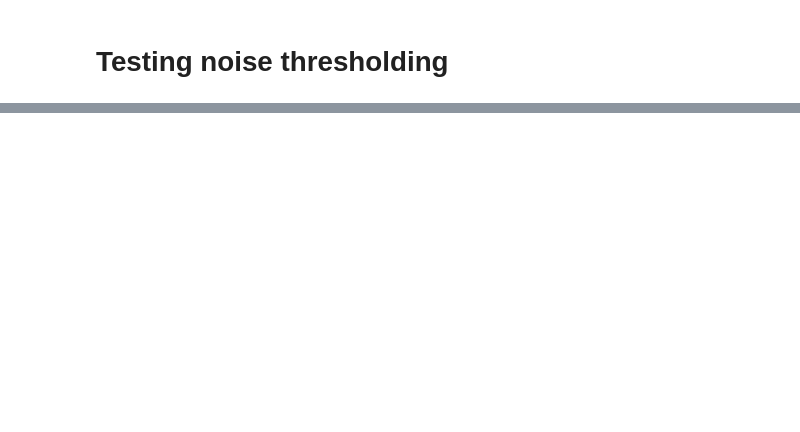
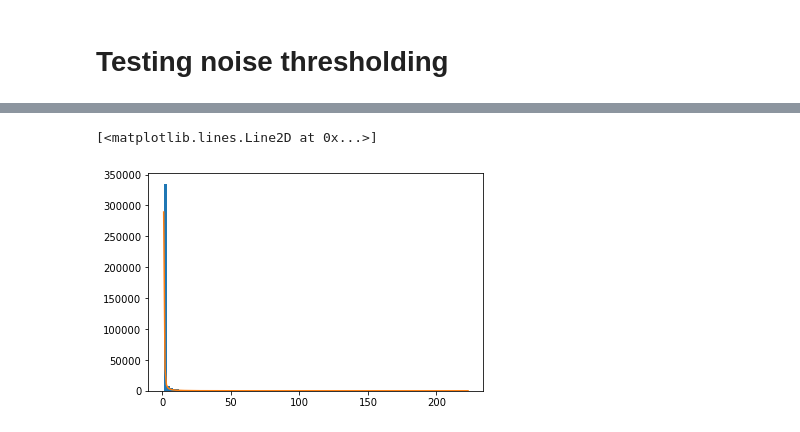
Before and after one commit to tcontrer/trackingplane, a Jupyter notebook: test_notebooks/sipmstudy_energy.ipynb, the cells around one changed output, grey strips where cells are left out. Cells and saved outputs as stored; diff of their text form; code cells hidden in the pictures; blank space fills up the shorter version.

```diff
--- a/test_notebooks/sipmstudy_energy.ipynb
+++ b/test_notebooks/sipmstudy_energy.ipynb
@@ -677,0 +844,7 @@ print_fit_energy(fe)
+# %%
+count = sipm_response.pivot_table(index=['charge'], aggfunc='size')
+hist(sipm_response.charge, bins=100)
+plt.plot(sipm_response.sort_values(by='charge').charge.drop_duplicates(), count)
+# %% [output]
+[<matplotlib.lines.Line2D at 0x...>]
+[figure, added]
```
Also changed, not shown: parts of 36 cells of this notebook, 11 other files.
